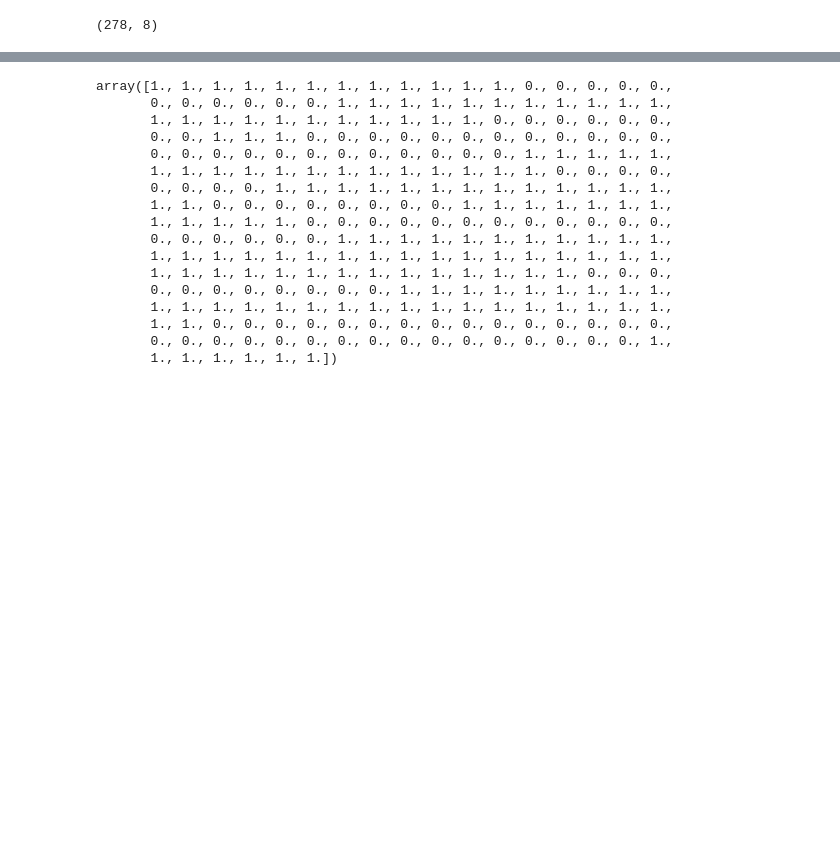
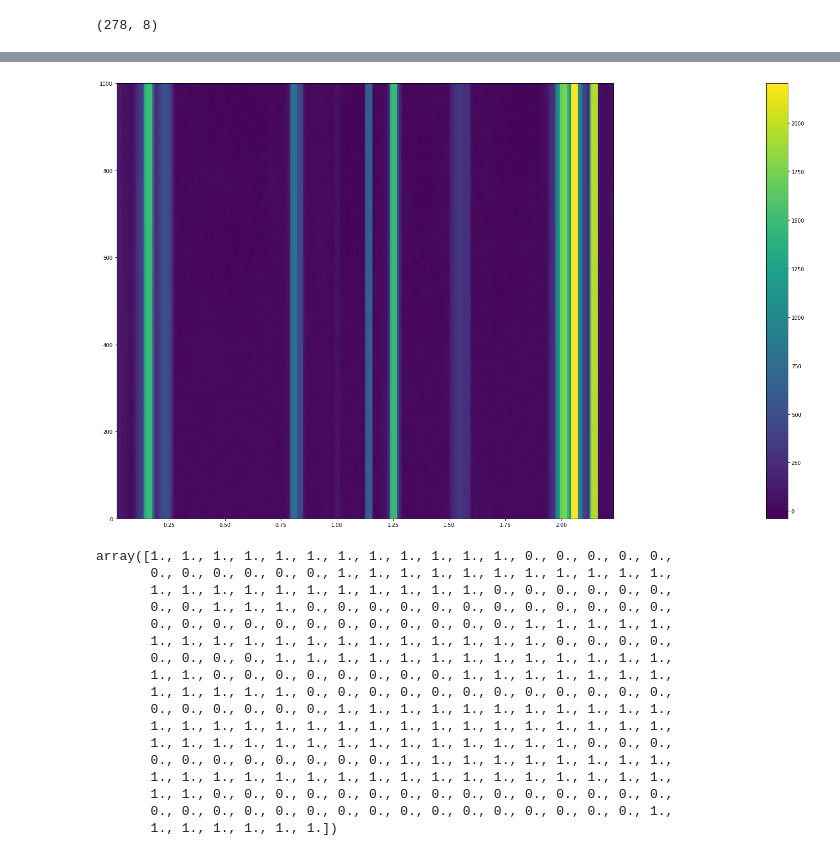
Before and after one commit to angelonti/uhh_ssp_summer2023, a Jupyter notebook: exercise4/exercise4.ipynb, the cells around one changed output, grey strips where cells are left out. Drawn from its saved outputs; the diff is of its cells as text; code cells hidden in the pictures; blank space fills up the shorter version.

```diff
--- a/exercise4/exercise4.ipynb
+++ b/exercise4/exercise4.ipynb
@@ -442,3 +440,7 @@ fig.colorbar(im, orientation="vertical", pad=0.2)
+# %%
+plot_spectrogram(unvoiced_ex_reconstructed)
+# %% [output]
+[figure, added]
 # %%
 #3.2)
 voiced_unvoiced
```
Also changed, not shown: parts of 68 cells of this notebook.
